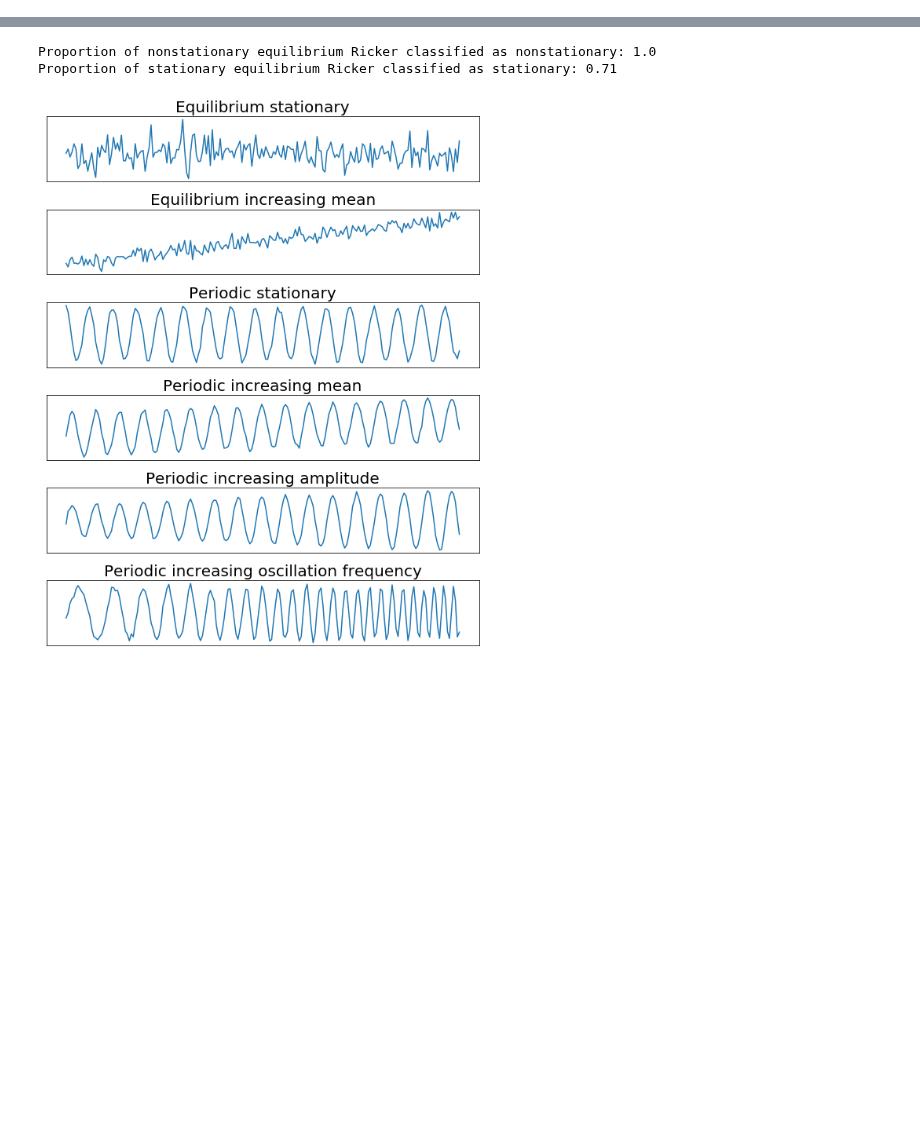
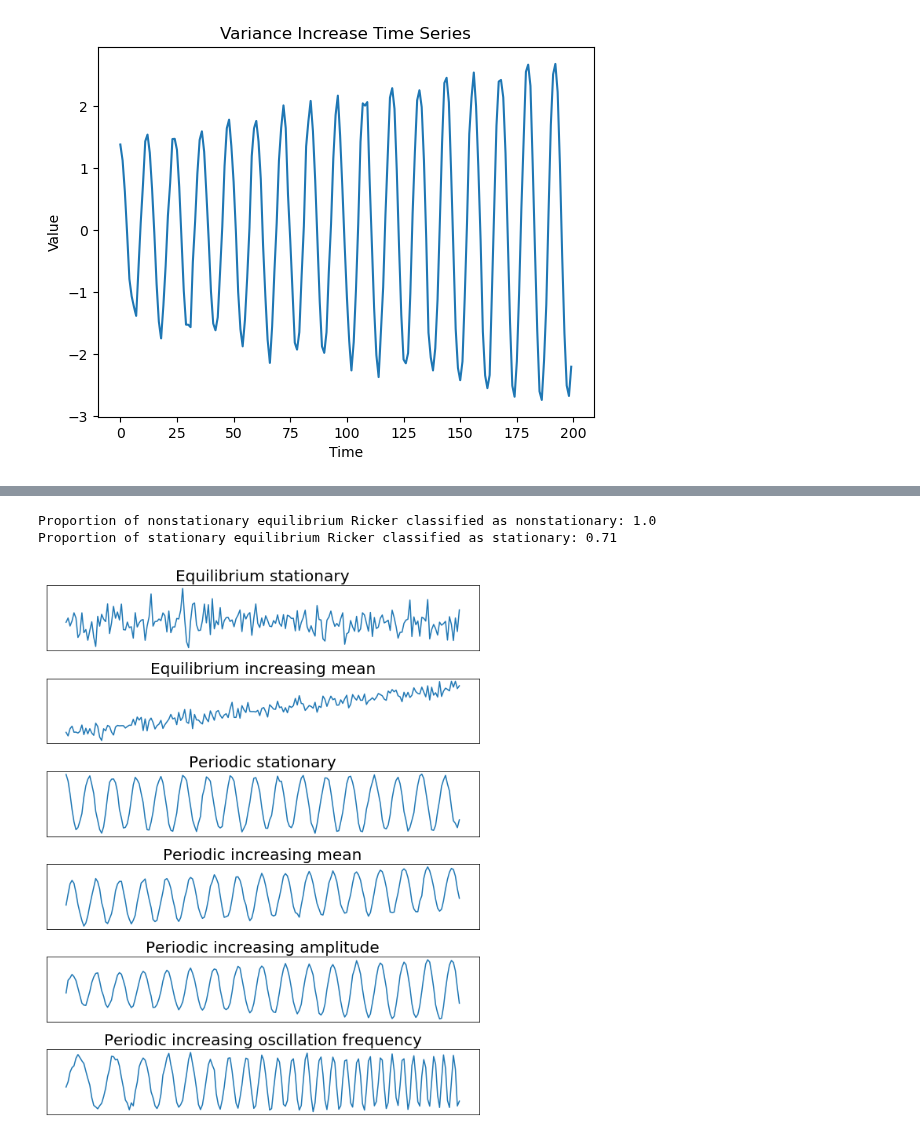
Before and after one commit to kenflat2/NS-Map, a Jupyter notebook: experiments/linear/plot_linear_results.ipynb, the cells around one changed output, grey strips where cells are left out. Cells and saved outputs as stored; diff of their text form; code cells hidden in the pictures; blank space fills up the shorter version.

```diff
--- a/experiments/linear/plot_linear_results.ipynb
+++ b/experiments/linear/plot_linear_results.ipynb
@@ -66,0 +41,9 @@ KeyboardInterrupt:
+# %%
+# Plot an example time series from the nonstationary case with increasing variance
+plt.plot(generate_nonstationary_variance_increase_linear())
+plt.title("Variance Increase Time Series")
+plt.xlabel("Time")
+plt.ylabel("Value")
+plt.show()
+# %% [output]
+[figure, added]
```
Also changed, not shown: parts of 18 cells of this notebook, 5 other files.
